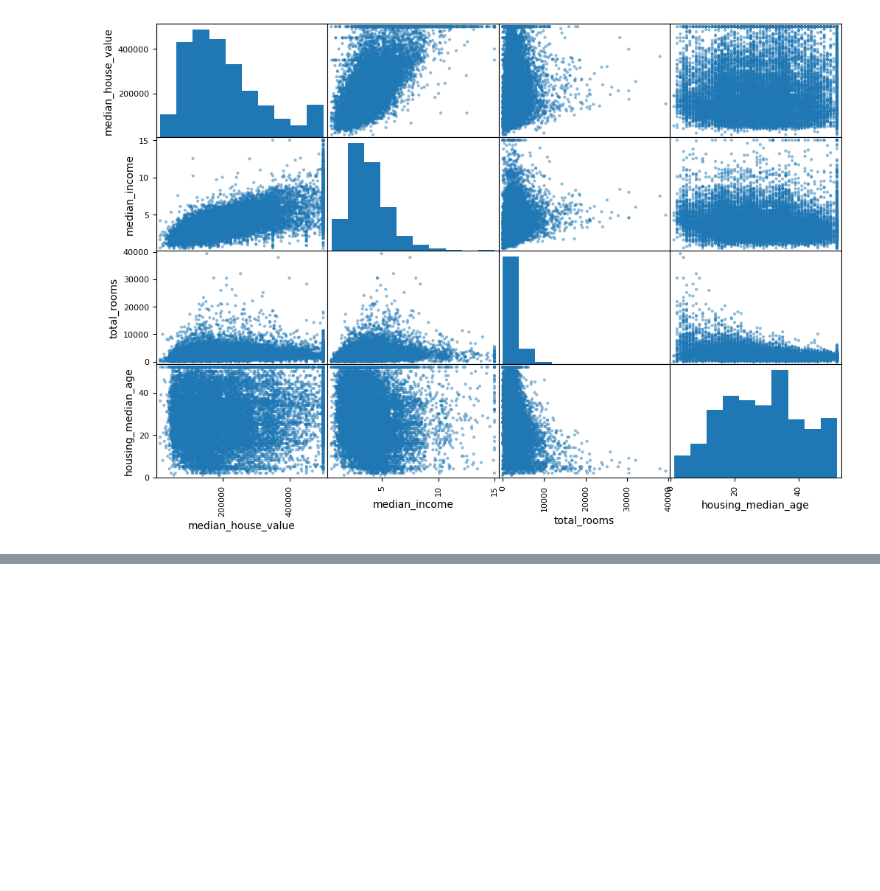
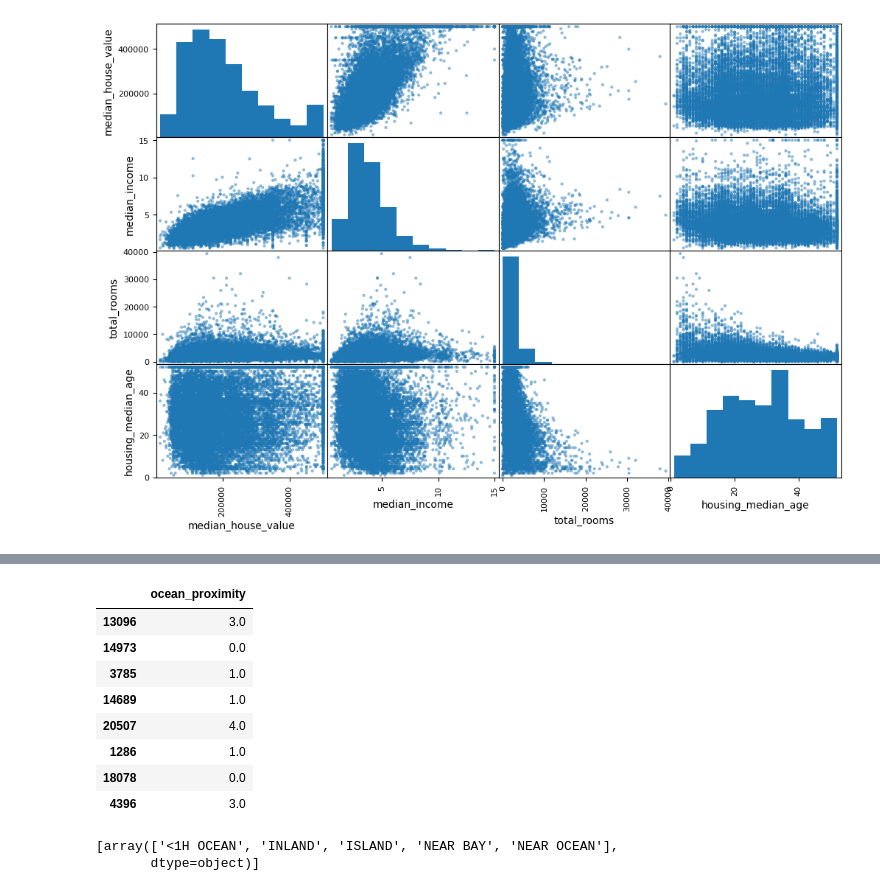
Before and after one commit to RNavs-44/Machine_Learning_Projects, a Jupyter notebook: California_Housing_Project.ipynb, the cells around one changed output, grey strips where cells are left out. Saved outputs shown, nothing was run; the diff lists cells and outputs as text; code cells hidden in the pictures; blank space fills up the shorter version.

```diff
--- a/California_Housing_Project.ipynb
+++ b/California_Housing_Project.ipynb
@@ -276,0 +375,6 @@ plt.show()
+# %%
+# convert categories from text to numbers
+from sklearn.preprocessing import OrdinalEncoder
+
+ordinal_encoder = OrdinalEncoder()
+housing_cat_encoded = ordinal_encoder.fit_transform(housing_cat)
@@ -276,0 +393,18 @@ plt.show()
+# %%
+housing_cat_encoded[:8]
+# %% [output]
+|  | ocean_proximity |
+| 13096 | 3.0 |
+| 14973 | 0.0 |
+| 3785 | 1.0 |
+| 14689 | 1.0 |
+| 20507 | 4.0 |
+| 1286 | 1.0 |
+| 18078 | 0.0 |
+| 4396 | 3.0 |
+# %%
+ # get list of categories
+ ordinal_encoder.categories_
+# %% [output]
+[array(['<1H OCEAN', 'INLAND', 'ISLAND', 'NEAR BAY', 'NEAR OCEAN'],
+       dtype=object)]
```
Also changed, not shown: parts of 21 cells of this notebook.
